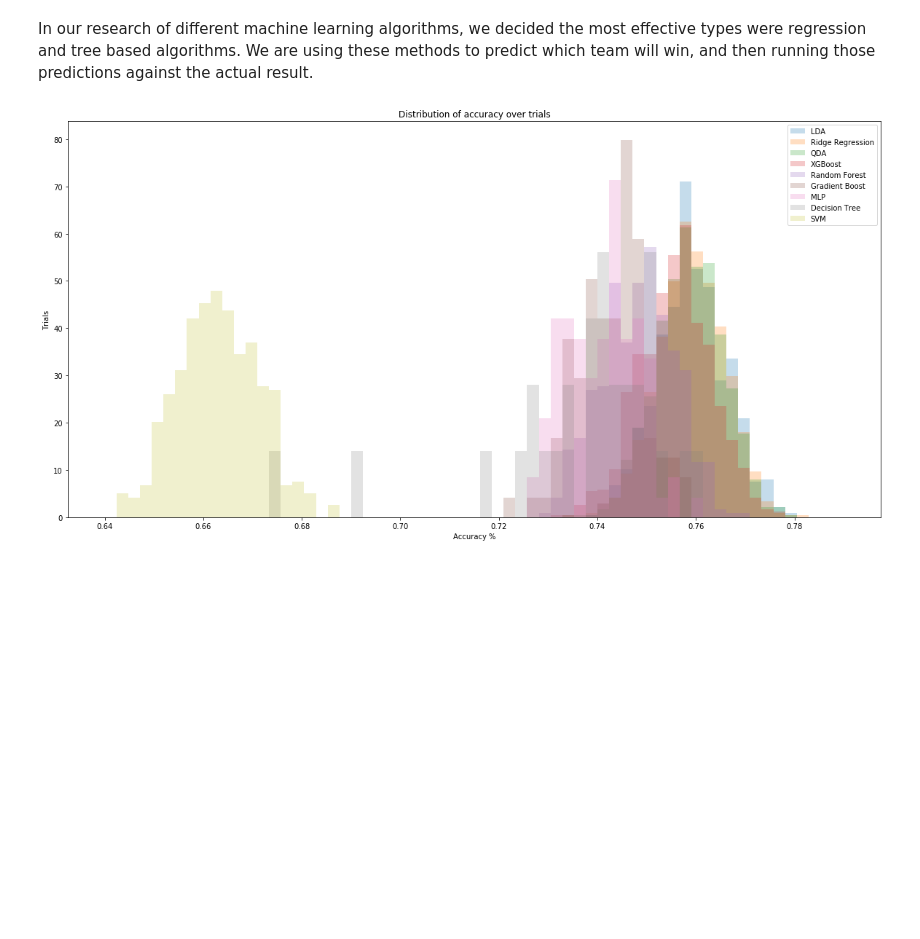
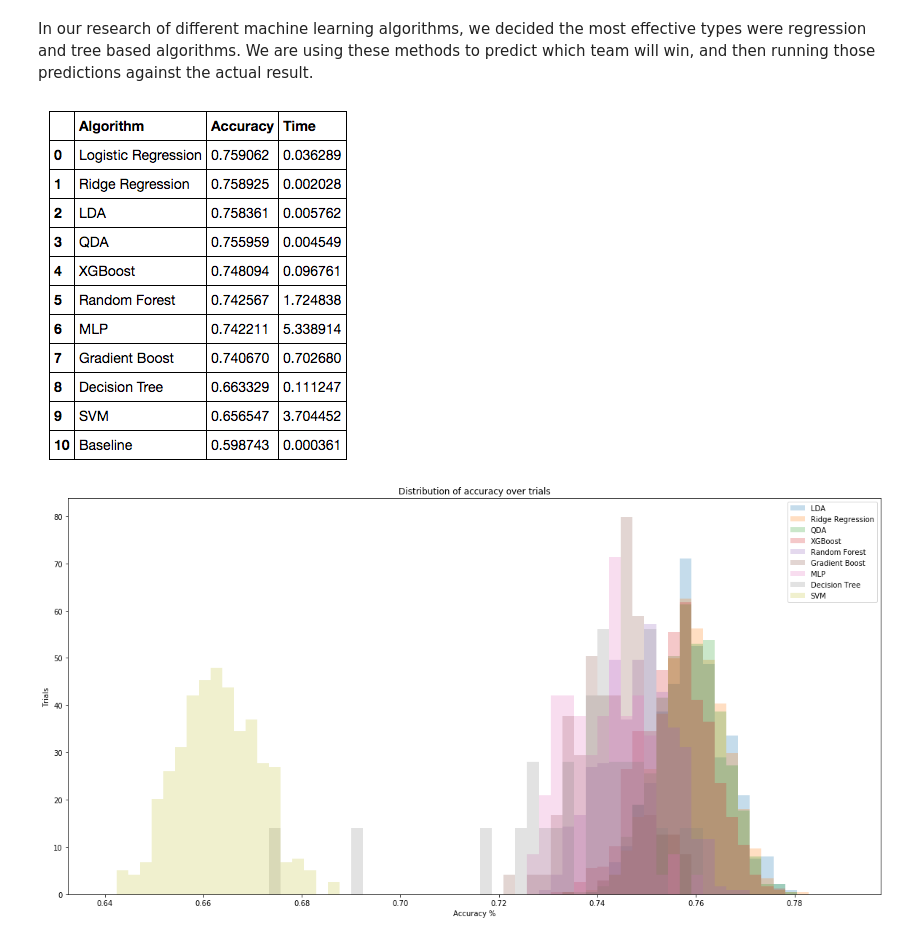
Before and after one commit to a-morr/nbacme, a Jupyter notebook: Final.ipynb, the cells around one changed output. Saved outputs shown, nothing was run; the diff lists cells and outputs as text; code cells hidden in the pictures; blank space fills up the shorter version.

```diff
--- a/Final.ipynb
+++ b/Final.ipynb
@@ -166,6 +166,10 @@ pd.concat([data.head(), targets.head()], axis=1)
 | 32534 | 1456.563819 | 1571.171564 | 97.4 | 93.6 | 91.2 | 83.6 | ... |
 # %% [markdown]
 In our research of different machine learning algorithms, we decided the most effective types were regression and tree based algorithms. We are using these methods to predict which team will win, and then running those predictions against the actual result.
+# %%
+Image(filename='images/algotable.png')
+# %% [output]
+[figure, added]
 # %%
 Image(filename='images/algorithms.png')
 # %% [output]
```
Also changed, not shown: 1 other file.
